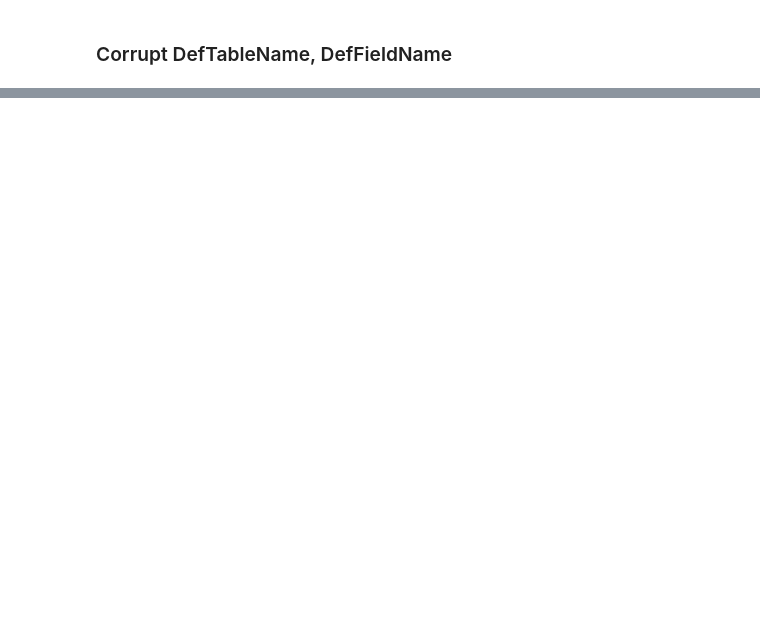
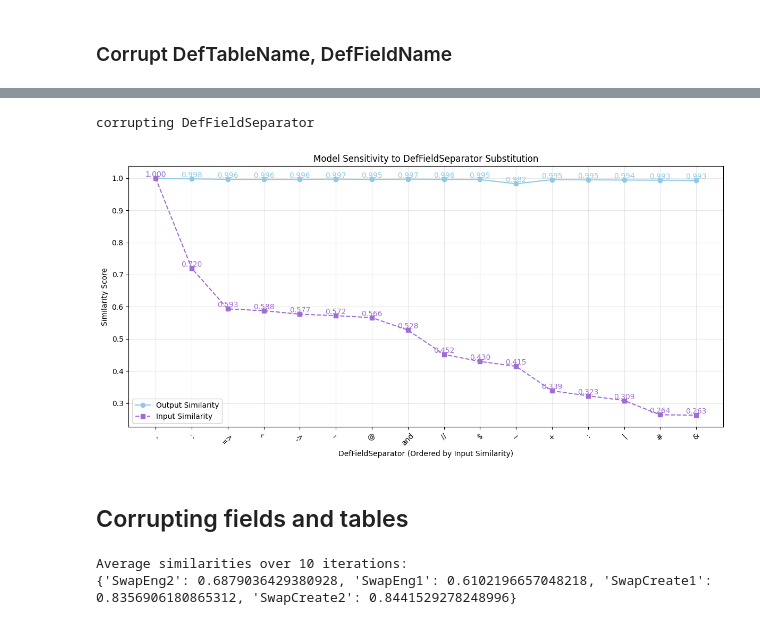
Before and after one commit to withmartian/TinySQL, a Jupyter notebook: notebooks/BM1_CS1_Investigation.ipynb, the cells around one changed output, grey strips where cells are left out. Cells and saved outputs as stored; diff of their text form; code cells hidden in the pictures; blank space fills up the shorter version.

```diff
--- a/notebooks/BM1_CS1_Investigation.ipynb
+++ b/notebooks/BM1_CS1_Investigation.ipynb
@@ -817,0 +1155,21 @@ base_output_rd
+# %%
+tester = SimpleSimilarityTester(
+    generate_fn=generate_wrapper,
+    model=model_cs2,
+    tokenizer=tokenizer_cs2,
+    corruption="DefFieldSeparator"
+)
+results = tester.test_breakdown()
+# %% [output]
+corrupting DefFieldSeparator
+[figure, added]
+# %% [markdown]
+## Corrupting fields and tables
+# %%
+iterations = 10
+avg_sims_cs2 = compute_average_similarities(iterations, model_cs2, tokenizer_cs2, use_order_by=True)
+print(f"Average similarities over {iterations} iterations:")
+print(avg_sims)
+# %% [output]
+Average similarities over 10 iterations:
+{'SwapEng2': 0.6879036429380928, 'SwapEng1': 0.6102196657048218, 'SwapCreate1': 0.8356906180865312, 'SwapCreate2': 0.8441529278248996}
```
Also changed, not shown: parts of 93 cells of this notebook, 1 other file.
